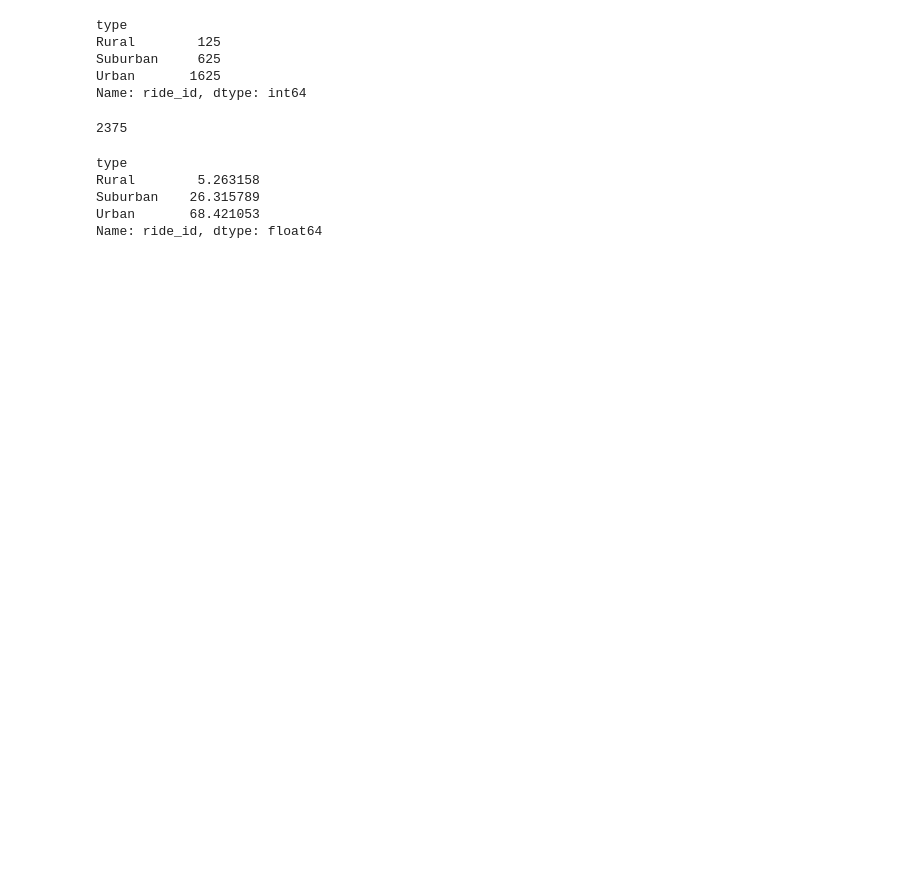
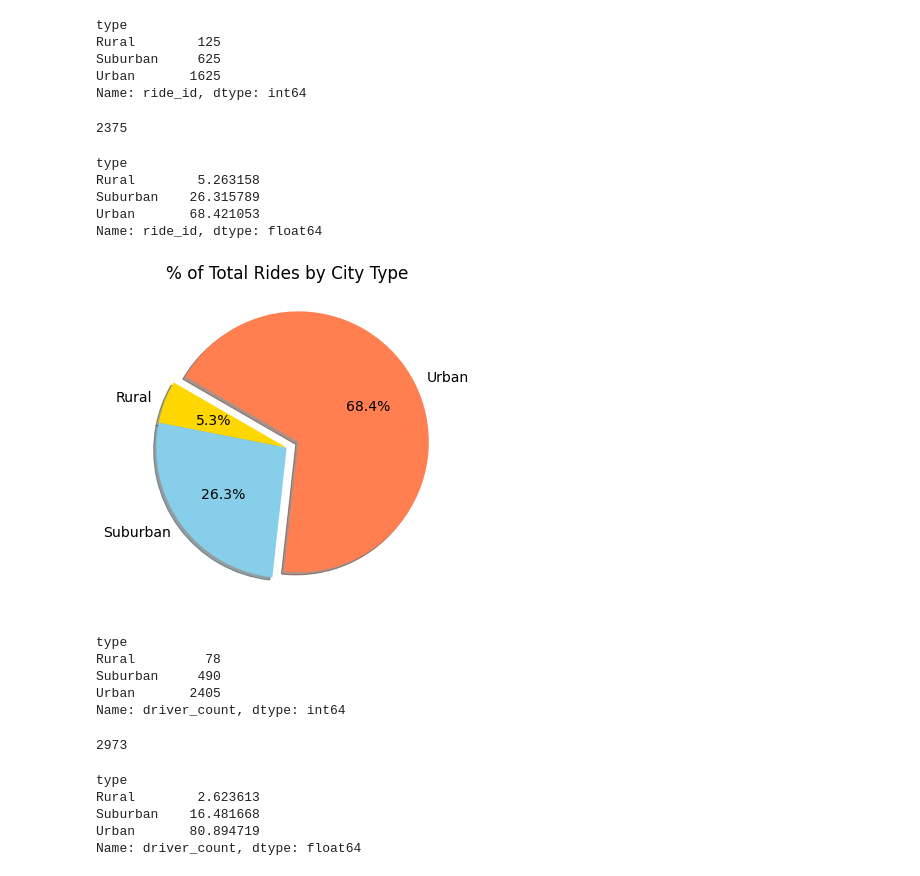
Before and after one commit to brendatreto/PyBer_Analysis, a Jupyter notebook: PyBer.ipynb, the cells around one changed output. Saved outputs shown, nothing was run; the diff lists cells and outputs as text; code cells hidden in the pictures; blank space fills up the shorter version.

Commit message:
Percentage of drivers by city type

```diff
--- a/PyBer.ipynb
+++ b/PyBer.ipynb
@@ -988,15 +989,44 @@ Name: ride_id, dtype: float64
 # %%
 # Pie chart percentage of total rides
 
 rides = percentage_of_rides
 labels = ["Rural", "Suburban", "Urban"]
 colors = ["gold", "skyblue", "coral"]
 explode = [0,0,0.1]
 
+plt.subplots(figsize=(10,6))
 plt.pie(rides, labels = labels, autopct ="%1.1f%%", startangle=150, shadow=True, colors=colors, explode = explode)
 plt.title("% of Total Rides by City Type")
 mpl.rcParams["font.size"] = 14
 
 plt.savefig("Analysis/Fig6.png")
 
 plt.show()
+# %% [output]
+[figure, added]
+# %%
+# Total number of drivers for each city type
+count_driver_by_type = city_data_df.groupby(["type"]).sum()["driver_count"]
+count_driver_by_type
+# %% [output]
+type
+Rural         78
+Suburban     490
+Urban       2405
+Name: driver_count, dtype: int64
+# %%
+# Sum of all drivers
+total_drivers = city_data_df["driver_count"].sum()
+total_drivers
+# %% [output]
+2973
+# %%
+# Percentage of total drivers
+percentage_of_drivers = count_driver_by_type / total_drivers *100
+percentage_of_drivers
+# %% [output]
+type
+Rural        2.623613
+Suburban    16.481668
+Urban       80.894719
+Name: driver_count, dtype: float64
```
Also changed, not shown: parts of 2 cells of this notebook, 1 other file.
